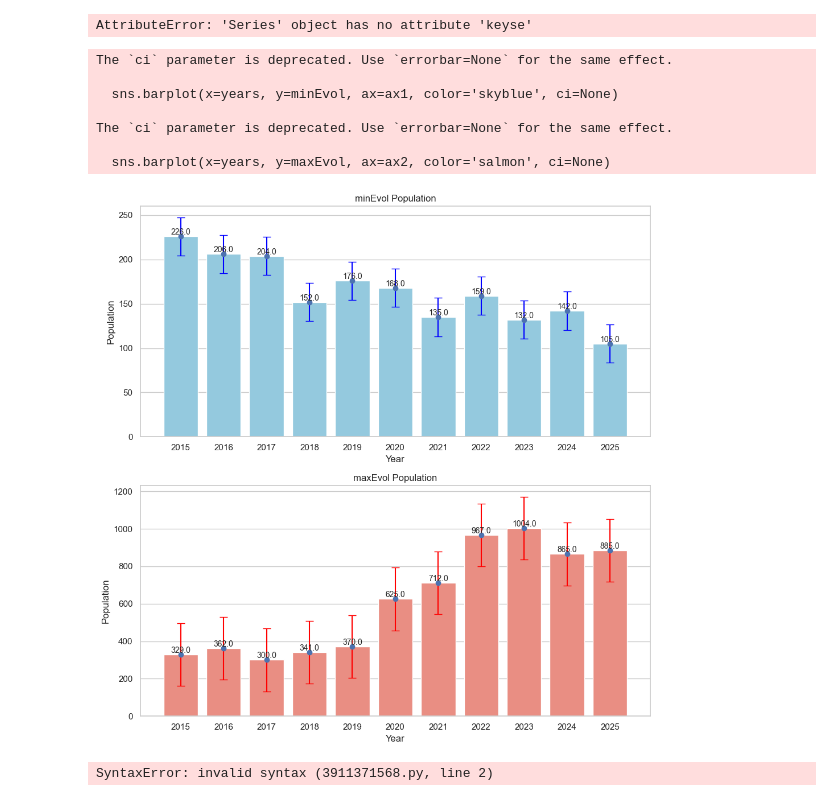
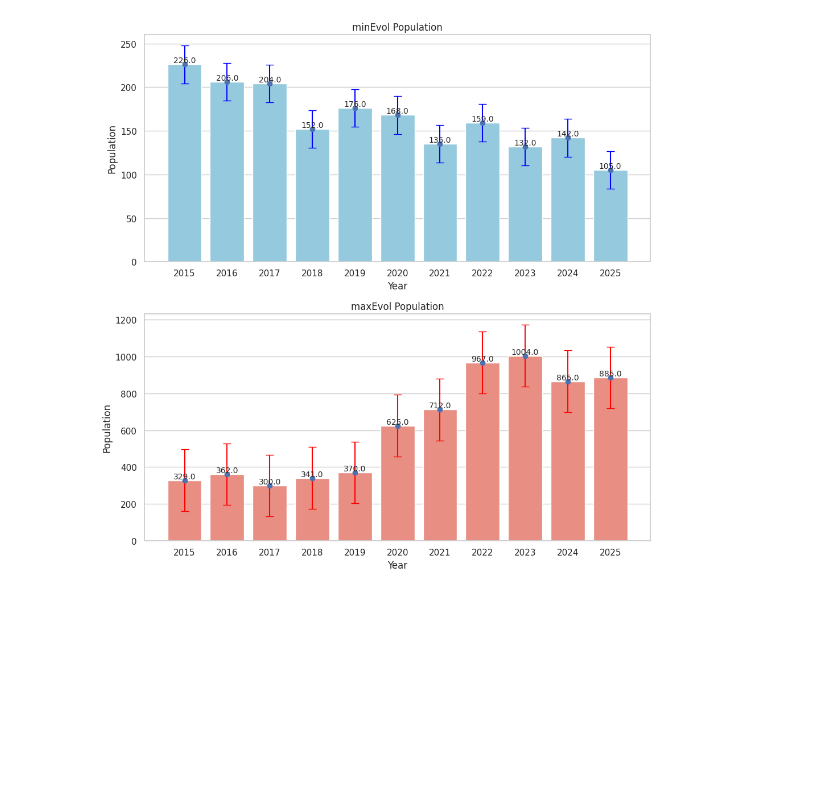
Before and after one commit to baptistepras/birds_biodiversity, a Jupyter notebook: species_evolution.ipynb, the cells around one changed output. Cells and saved outputs as stored; diff of their text form; code cells hidden in the pictures; blank space fills up the shorter version.

```diff
--- a/species_evolution.ipynb
+++ b/species_evolution.ipynb
@@ -27,6 +29,8 @@ for specie in species:
         evolution = evolution.drop(2014)
 
     evolutionSpecies[specie] = evolution
+
+evolutionSpecies = pd.Series(evolutionSpecies)
 # %%
 # Let's identify the species wich are decreasing the most
 
@@ -213,12 +179,3 @@ Index([2015, 2016, 2017, 2018, 2019, 2020, 2021, 2022, 2023, 2024, 2025], dtype=
-# %%
-# We estimated a linear model for the evolution of the population
-# Let's calculate the confidence interval for the linear model
-
-
-
-b0_err, b1_err = ci_linear_model(minEvol.keyse(), minEvol )
-# %% [output]
-AttributeError: 'Series' object has no attribute 'keyse'
 # %%
 # Now lets' get interested to the COnfidence Intervals for the mean and variance of those two species per year using the bootstrap method
 
@@ -258,46 +215,33 @@ for year in years:
 
 
 
 fig, (ax1, ax2) = plt.subplots(2, 1, figsize=(10, 10))
 
 # --- minEvol barplot ---
-sns.barplot(x=years, y=minEvol, ax=ax1, color='skyblue', ci=None)
+sns.barplot(x=years, y=minEvol, ax=ax1, color='skyblue')
 
 
 
 
 ax1.errorbar(x=range(len(years)), y = minEvol, yerr=errMinEvols, fmt='o', ecolor='blue', capsize=5)
 ax1.set_title('minEvol Population')
 ax1.set_ylabel('Population')
 ax1.set_xlabel('Year')
 
 # --- maxEvol barplot ---
-sns.barplot(x=years, y=maxEvol, ax=ax2, color='salmon', ci=None)
+sns.barplot(x=years, y=maxEvol, ax=ax2, color='salmon')
 ax2.errorbar(x=range(len(years)), y = maxEvol, yerr=errMaxEvols, fmt='o', ecolor='red', capsize=5)
 ax2.set_title('maxEvol Population')
 ax2.set_ylabel('Population')
 ax2.set_xlabel('Year')
 
 for i, val in enumerate(minEvol):
     ax1.text(i, int(val), str(val), ha='center', va='bottom', fontsize=10)
 
 for i, val in enumerate(maxEvol):
     ax2.text(i, int(val), str(val), ha='center', va='bottom', fontsize=10)
 
 plt.tight_layout()
 plt.show()
 # %% [output]
-The `ci` parameter is deprecated. Use `errorbar=None` for the same effect.
-
-  sns.barplot(x=years, y=minEvol, ax=ax1, color='skyblue', ci=None)
-
-The `ci` parameter is deprecated. Use `errorbar=None` for the same effect.
-
-  sns.barplot(x=years, y=maxEvol, ax=ax2, color='salmon', ci=None)
-[figure, old version]
+[figure, new version]
-# %%
-
-def linear_regression_ci(X, y, model):
-    y_model = model.
-# %% [output]
-SyntaxError: invalid syntax (3911371568.py, line 2)
```
Also changed, not shown: parts of 10 cells of this notebook, 3 other files.
